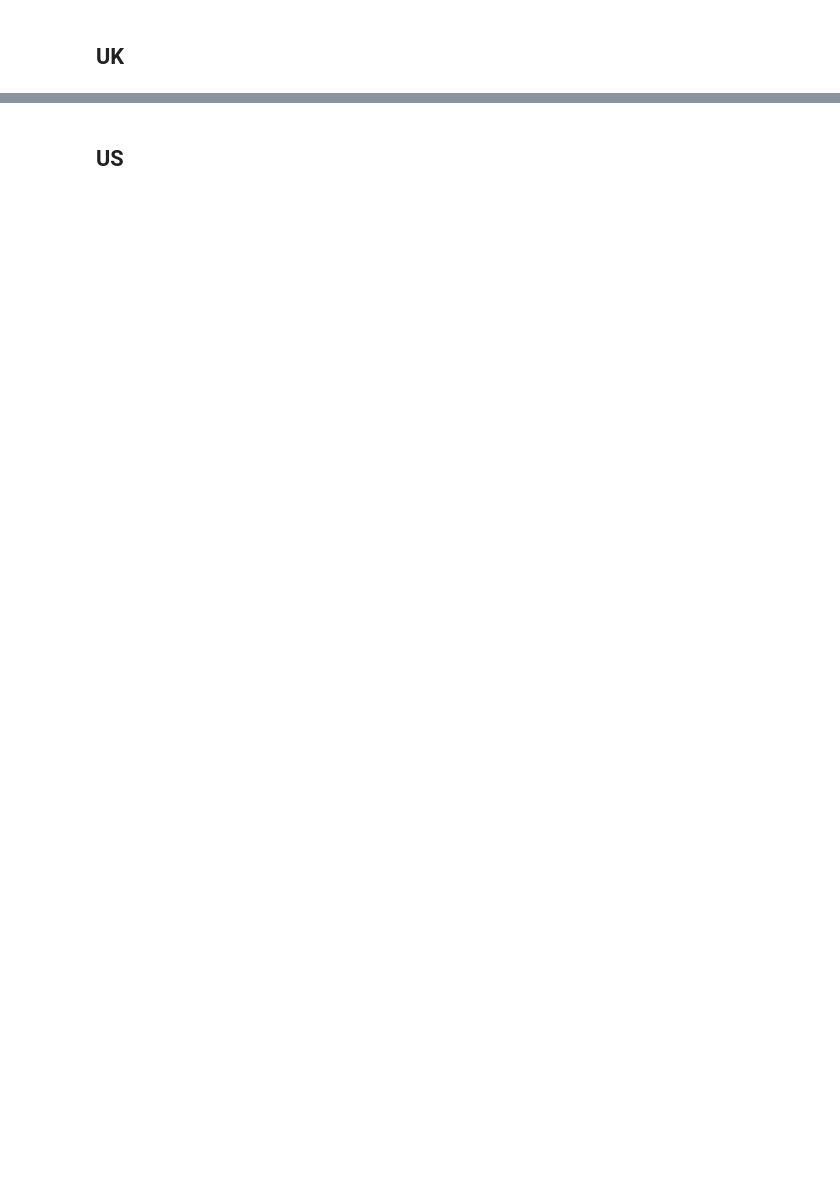
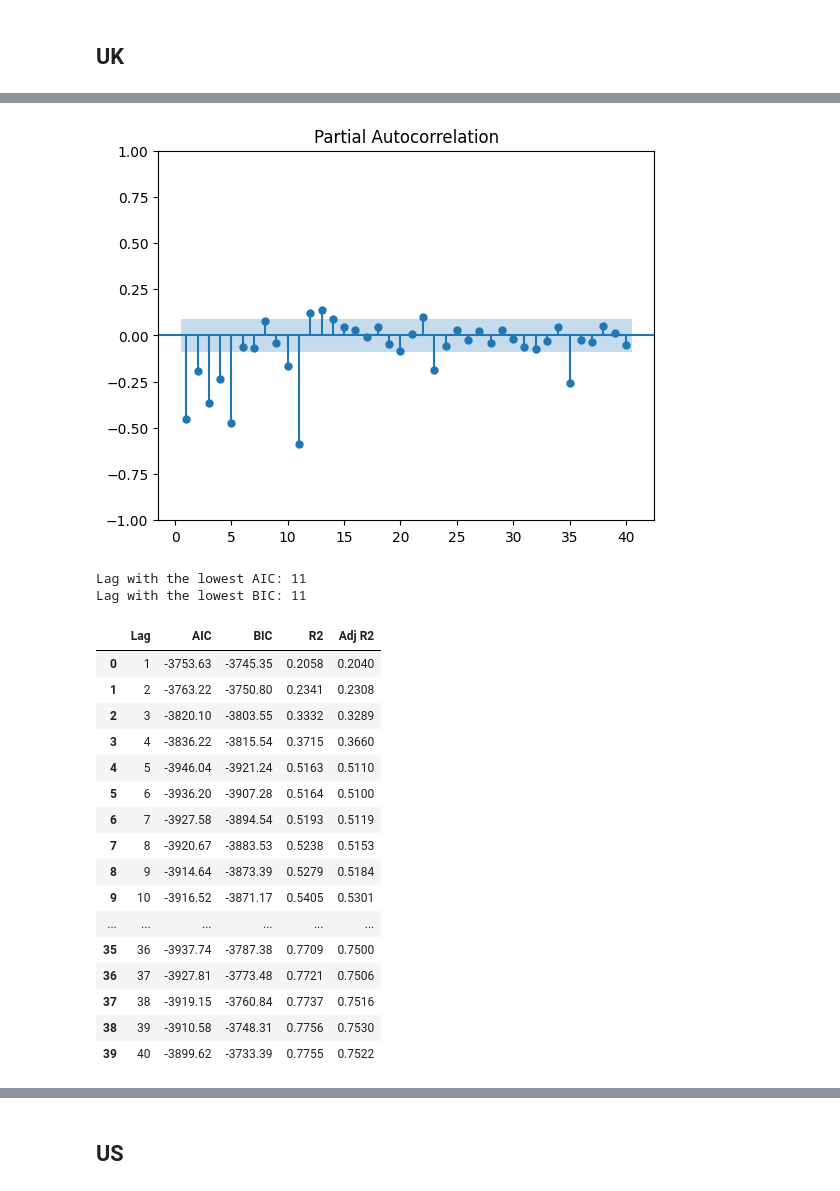
Before and after one commit to willafred/fe5213-cpi-forecasting, a Jupyter notebook: scripts/models_time_series.ipynb, the cells around one changed output, grey strips where cells are left out. Drawn from its saved outputs; the diff is of its cells as text; code cells hidden in the pictures; blank space fills up the shorter version.

```diff
--- a/scripts/models_time_series.ipynb
+++ b/scripts/models_time_series.ipynb
@@ -228,17 +198,17 @@ Notes:
 # %% [markdown]
 ## US
 # %%
-df_us_ols = df_us.copy()
+df_us_ar1 = df_us.copy()
 
 # Create lagged variable for infl_rate_diff
-df_us_ols['infl_rate_diff_lag1'] = df_us_ols['infl_rate_diff'].shift(1)
+df_us_ar1['infl_rate_diff_lag1'] = df_us_ar1['infl_rate_diff'].shift(1)
 
 # Drop rows with NaN values due to lagging
-df_us_ols = df_us_ols.dropna(subset=['infl_rate_diff', 'infl_rate_diff_lag1'])
+df_us_ar1 = df_us_ar1.dropna(subset=['infl_rate_diff', 'infl_rate_diff_lag1'])
 
 # Define dependent and independent variables
-X = df_us_ols['infl_rate_diff_lag1']
-y = df_us_ols['infl_rate_diff']
+X = df_us_ar1['infl_rate_diff_lag1']
+y = df_us_ar1['infl_rate_diff']
 
 # Add constant to the independent variable
 X = sm.add_constant(X)
@@ -373,0 +327,65 @@ plt.show()
+# %%
+df_uk_arp = df_uk.copy()
+
+# Plot PACF of infl_rate_diff
+sm.graphics.tsa.plot_pacf(df_uk_arp['infl_rate_diff'], lags=40, zero=False)
+plt.show()  # 35 lags
+
+# Create a DataFrame to store AIC, BIC, and R² for AR(p) models
+uk_ar_metrics = {}
+
+# Loop through lag values from 1 to 40
+for p in range(1, 41):
+    # Create lagged variables up to lag p
+    lagged_data = pd.concat([df_uk_arp['infl_rate_diff'].shift(i) for i in range(1, p + 1)], axis=1)
+    lagged_data.columns = [f'infl_rate_diff_lag{i}' for i in range(1, p + 1)]
+
+    # Combine lagged variables with the dependent variable
+    data = pd.concat([df_uk_arp['infl_rate_diff'], lagged_data], axis=1).dropna()  # Drop rows with NaN values
+
+    # Define dependent and independent variables
+    y = data['infl_rate_diff']
+    X = data.drop(columns=['infl_rate_diff'])
+    X = sm.add_constant(X)  # Add constant to the independent variables
+
+    # Fit the AR(p) model
+    model = sm.OLS(y, X).fit()
+
+    # Store AIC, BIC, and R² for the model
+    uk_ar_metrics[p] = {
+        'AIC': round(model.aic, 2),
+        'BIC': round(model.bic, 2),
+        'R2': round(model.rsquared, 4),
+        'Adj R2': round(model.rsquared_adj, 4)
+    }
+
+# Convert the metrics dictionary to a DataFrame for easier analysis
+uk_arp_metrics_df = pd.DataFrame.from_dict(uk_ar_metrics, orient='index')
+uk_arp_metrics_df.index.name = 'Lag'
+uk_arp_metrics_df.reset_index(inplace=True)
+
+# Display the metrics
+print(f'Lag with the lowest AIC: {uk_arp_metrics_df[uk_arp_metrics_df["AIC"] == uk_arp_metrics_df["AIC"].min()]["Lag"].values[0]}')
+print(f'Lag with the lowest BIC: {uk_arp_metrics_df[uk_arp_metrics_df["BIC"] == uk_arp_metrics_df["BIC"].min()]["Lag"].values[0]}')
+uk_arp_metrics_df
+# %% [output]
+[figure, added]
+Lag with the lowest AIC: 11
+Lag with the lowest BIC: 11
+|  | Lag | AIC | BIC | R2 | Adj R2 |
+| 0 | 1 | -3753.63 | -3745.35 | 0.2058 | 0.2040 |
+| 1 | 2 | -3763.22 | -3750.80 | 0.2341 | 0.2308 |
+| 2 | 3 | -3820.10 | -3803.55 | 0.3332 | 0.3289 |
+| 3 | 4 | -3836.22 | -3815.54 | 0.3715 | 0.3660 |
+| 4 | 5 | -3946.04 | -3921.24 | 0.5163 | 0.5110 |
+| 5 | 6 | -3936.20 | -3907.28 | 0.5164 | 0.5100 |
+| 6 | 7 | -3927.58 | -3894.54 | 0.5193 | 0.5119 |
+| 7 | 8 | -3920.67 | -3883.53 | 0.5238 | 0.5153 |
+| 8 | 9 | -3914.64 | -3873.39 | 0.5279 | 0.5184 |
+| 9 | 10 | -3916.52 | -3871.17 | 0.5405 | 0.5301 |
+| ... | ... | ... | ... | ... | ... |
+| 35 | 36 | -3937.74 | -3787.38 | 0.7709 | 0.7500 |
+| 36 | 37 | -3927.81 | -3773.48 | 0.7721 | 0.7506 |
+| 37 | 38 | -3919.15 | -3760.84 | 0.7737 | 0.7516 |
+| 38 | 39 | -3910.58 | -3748.31 | 0.7756 | 0.7530 |
+| 39 | 40 | -3899.62 | -3733.39 | 0.7755 | 0.7522 |
```
Also changed, not shown: parts of 23 cells of this notebook.
